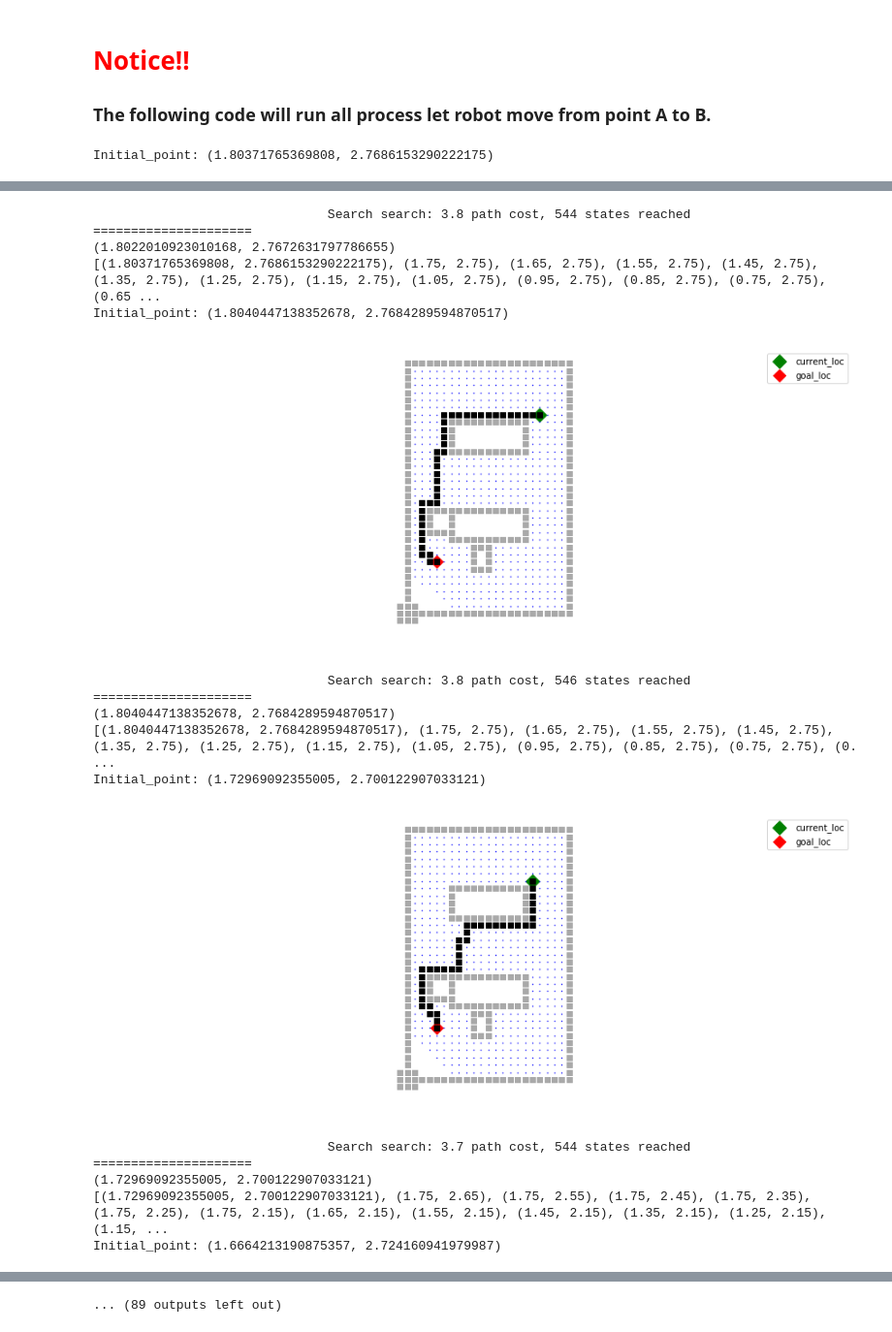
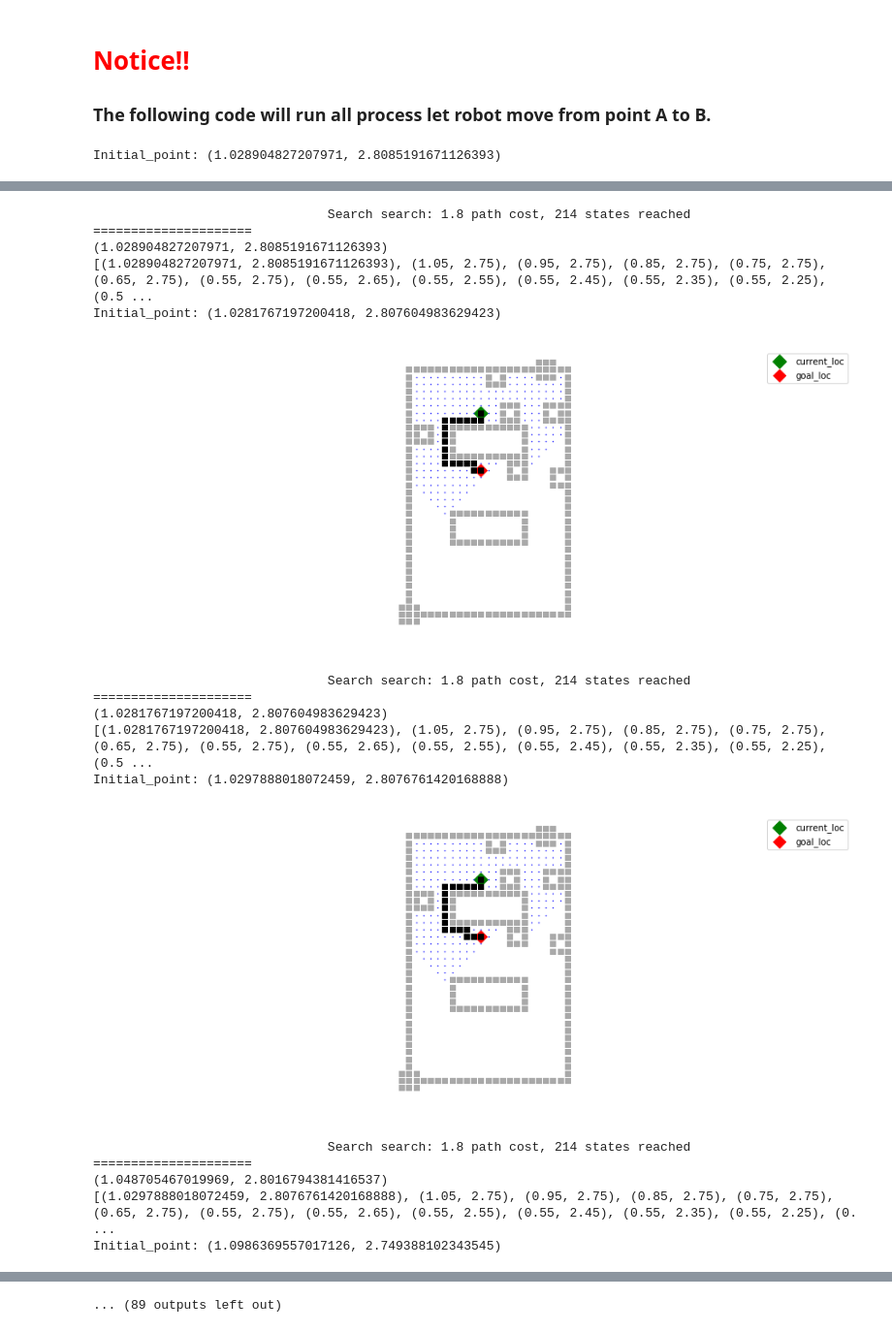
Before and after one commit to OpenPPAT/ai-course-2019, a Jupyter notebook: 03-robot-navigation/jupyter_notebook/topic2_real_robot_path_search.ipynb, the cells around one changed output, grey strips where cells are left out. Shown at 97% size. Saved outputs shown, nothing was run; the diff lists cells and outputs as text; code cells hidden in the pictures.

```diff
--- a/03-robot-navigation/jupyter_notebook/topic2_real_robot_path_search.ipynb
+++ b/03-robot-navigation/jupyter_notebook/topic2_real_robot_path_search.ipynb
@@ -153,7 +153,7 @@ def add_block(x, y, len_x, len_y):
     for obj_line in line(x+len_x, y, 0, 1, len_y):
         yield obj_line
 
-def fixed_map(obs_list=None, obs_size=(0.25, 0.25)):
+def fixed_map(obs_list=None, obs_size=(0.20, 0.20)):
     for obj_line in add_block(x=0, y=0, len_x=2.2, len_y=3.4):
         yield obj_line
 
@@ -259,12 +259,6 @@ def best_first_search(problem, f):
                 reached[s] = child
                 frontier.add(child)
     return failure
-
-
-# It is also famous as Dijkstra's algorithm
-def uniform_cost_search(problem):
-    "Search nodes with minimum path cost first."
-    return best_first_search(problem, f=lambda node: node.path_cost)
 
 # It is also famous as Dijkstra's algorithm
 def uniform_cost_search(problem):
@@ -428,7 +426,7 @@ os.environ["ROS_MASTER_URI"] = "http://192.168.50.150:11311"
 rospy.init_node("path_planning_node", anonymous = False)
 
 # Bot name must to be set
-BOT_NAME = "super_pi01"
+BOT_NAME = "super_pi03"
 path_pub = rospy.Publisher(BOT_NAME + '/planning_path', Path, queue_size=10)
 # %% [markdown]
 ### How to get the location message
@@ -437,8 +435,9 @@ path_pub = rospy.Publisher(BOT_NAME + '/planning_path', Path, queue_size=10)
 global initial_point
 initial_point = (0, 0)
 
+# Obstacles infomation
 global obs_list
-obs_list = [(0, 0)] * 4
+obs_list = [(0, 0)] * 20
 # %%
 def location_cb(msg):
     global initial_point
@@ -600,6 +596,6 @@ def robot_navigate(goal_point):
 
         rospy.sleep(duration=1)
 # %%
-robot_navigate(goal_point=(0.4, 0.7))
+robot_navigate(goal_point=(1.0, 2.0))
 # %% [output]
-Initial_point: (1.80371765369808, 2.7686153290222175)
+Initial_point: (1.028904827207971, 2.8085191671126393)
@@ -607,17 +603,17 @@ Initial_point: (1.80371765369808, 2.7686153290222175)
-                               Search search: 3.8 path cost, 544 states reached
+                               Search search: 1.8 path cost, 214 states reached
 =====================
-(1.8022010923010168, 2.7672631797786655)
-[(1.80371765369808, 2.7686153290222175), (1.75, 2.75), (1.65, 2.75), (1.55, 2.75), (1.45, 2.75), (1.35, 2.75), (1.25, 2.75), (1.15, 2.75), (1.05, 2.75), (0.95, 2.75), (0.85, 2.75), (0.75, 2.75), (0.65 ...
-Initial_point: (1.8040447138352678, 2.7684289594870517)
+(1.028904827207971, 2.8085191671126393)
+[(1.028904827207971, 2.8085191671126393), (1.05, 2.75), (0.95, 2.75), (0.85, 2.75), (0.75, 2.75), (0.65, 2.75), (0.55, 2.75), (0.55, 2.65), (0.55, 2.55), (0.55, 2.45), (0.55, 2.35), (0.55, 2.25), (0.5 ...
+Initial_point: (1.0281767197200418, 2.807604983629423)
-[figure, old version]
+[figure, new version]
-                               Search search: 3.8 path cost, 546 states reached
+                               Search search: 1.8 path cost, 214 states reached
 =====================
-(1.8040447138352678, 2.7684289594870517)
-[(1.8040447138352678, 2.7684289594870517), (1.75, 2.75), (1.65, 2.75), (1.55, 2.75), (1.45, 2.75), (1.35, 2.75), (1.25, 2.75), (1.15, 2.75), (1.05, 2.75), (0.95, 2.75), (0.85, 2.75), (0.75, 2.75), (0. ...
-Initial_point: (1.72969092355005, 2.700122907033121)
+(1.0281767197200418, 2.807604983629423)
+[(1.0281767197200418, 2.807604983629423), (1.05, 2.75), (0.95, 2.75), (0.85, 2.75), (0.75, 2.75), (0.65, 2.75), (0.55, 2.75), (0.55, 2.65), (0.55, 2.55), (0.55, 2.45), (0.55, 2.35), (0.55, 2.25), (0.5 ...
+Initial_point: (1.0297888018072459, 2.8076761420168888)
-[figure, old version]
+[figure, new version]
-                               Search search: 3.7 path cost, 544 states reached
+                               Search search: 1.8 path cost, 214 states reached
 =====================
-(1.72969092355005, 2.700122907033121)
-[(1.72969092355005, 2.700122907033121), (1.75, 2.65), (1.75, 2.55), (1.75, 2.45), (1.75, 2.35), (1.75, 2.25), (1.75, 2.15), (1.65, 2.15), (1.55, 2.15), (1.45, 2.15), (1.35, 2.15), (1.25, 2.15), (1.15, ...
-Initial_point: (1.6664213190875357, 2.724160941979987)
+(1.048705467019969, 2.8016794381416537)
+[(1.0297888018072459, 2.8076761420168888), (1.05, 2.75), (0.95, 2.75), (0.85, 2.75), (0.75, 2.75), (0.65, 2.75), (0.55, 2.75), (0.55, 2.65), (0.55, 2.55), (0.55, 2.45), (0.55, 2.35), (0.55, 2.25), (0. ...
+Initial_point: (1.0986369557017126, 2.749388102343545)
```
Also changed, not shown: parts of 9 cells of this notebook, 1 other file.
